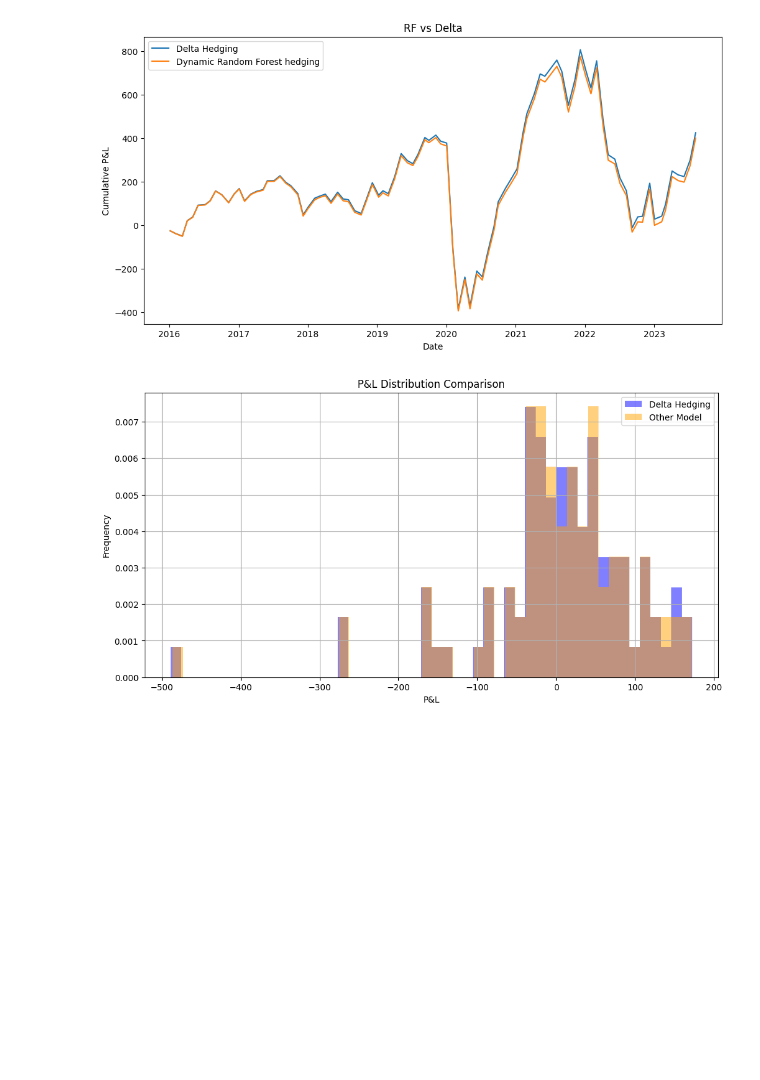
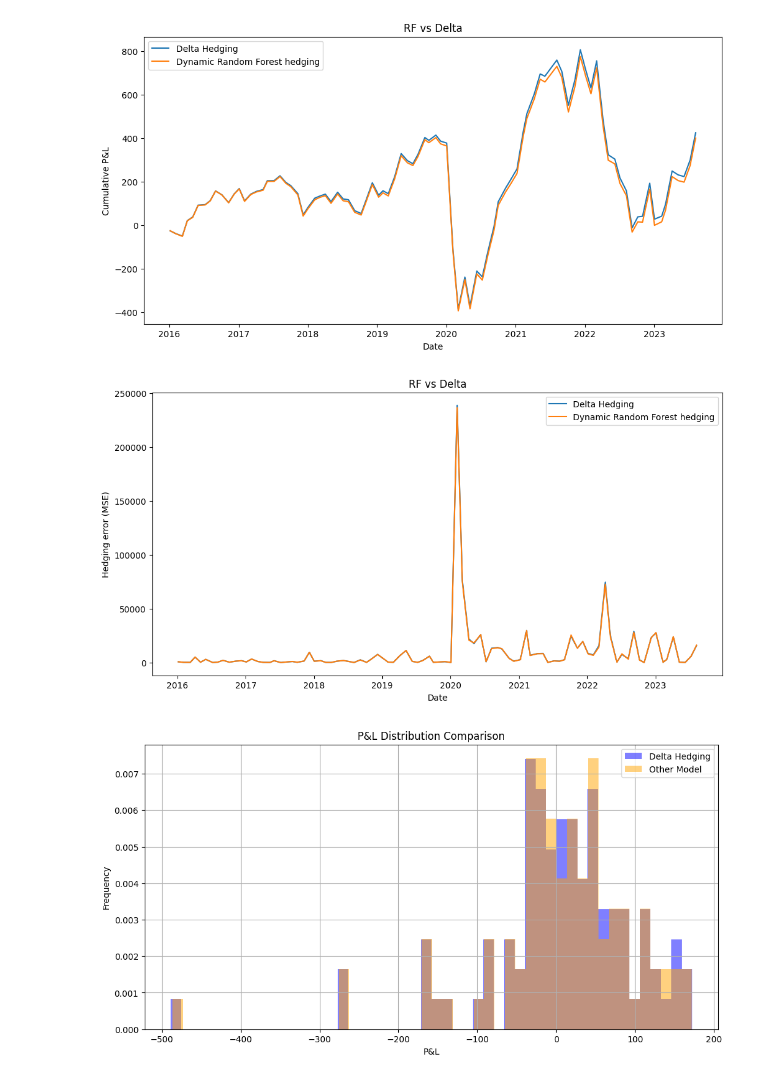
Before and after one commit to BenjaminSeguin/Straddle_hedging_project, a Jupyter notebook: main.ipynb, the cells around one changed output. Cells and saved outputs as stored; diff of their text form; code cells hidden in the pictures; blank space fills up the shorter version.

```diff
--- a/main.ipynb
+++ b/main.ipynb
@@ -398,3 +396,15 @@ plt.show()
+# %%
+# Plot the hedging errors
+plt.figure(figsize=(12, 6))
+plt.plot(profit_cost_test['Hedging Error'], label='Delta Hedging')
+plt.plot(results_df_monthly['Hedging Error'], label='Dynamic Random Forest hedging')
+plt.title('RF vs Delta')
+plt.xlabel('Date')
+plt.ylabel('Hedging error (MSE)')
+plt.legend()
+plt.show()
+# %% [output]
+[figure, added]
 # %%
 # Plot histograms for P&L distributions
 plt.figure(figsize=(12, 6))
```
Also changed, not shown: parts of 1 cell of this notebook.
